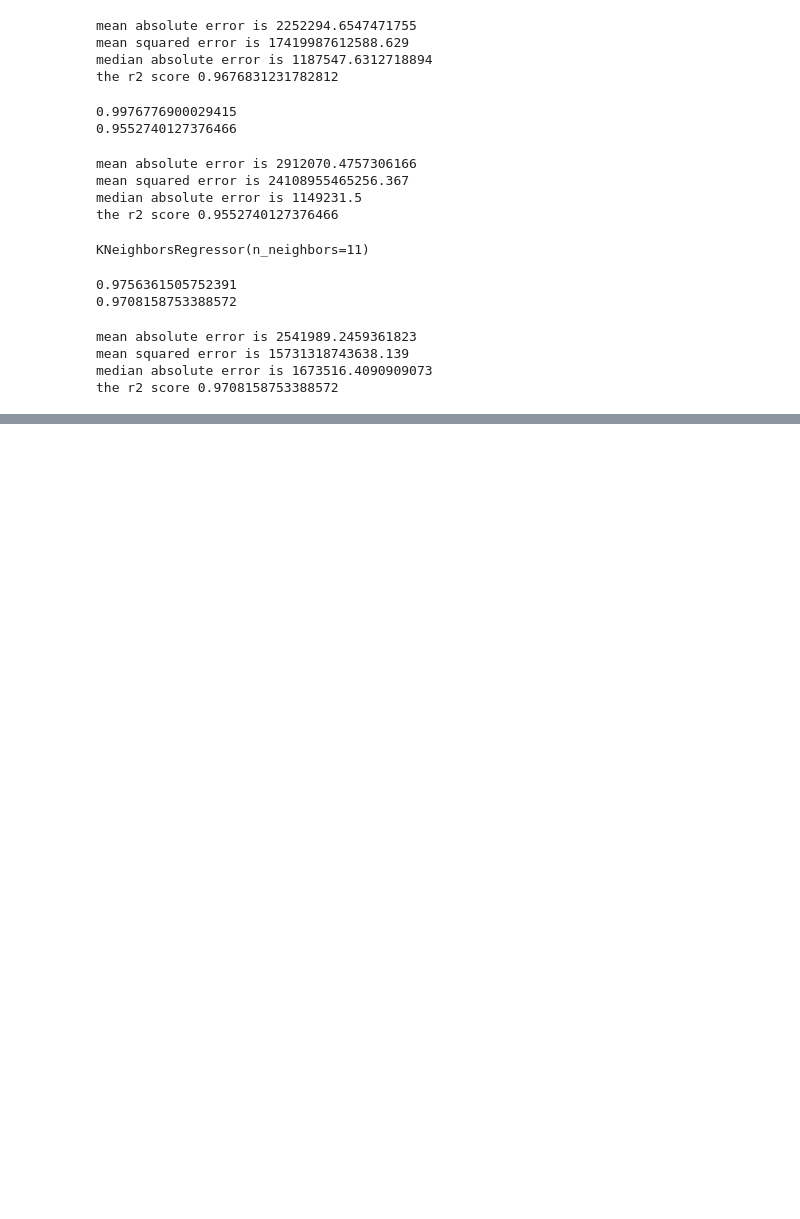
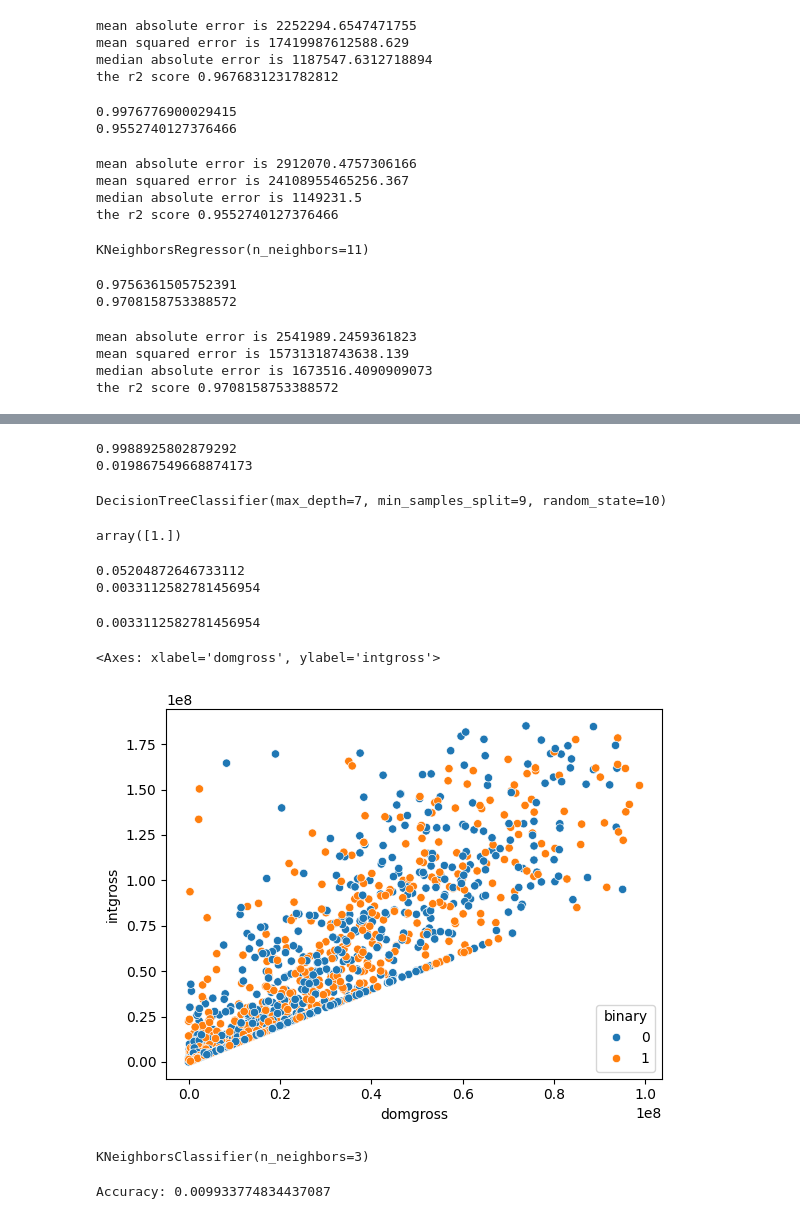
Before and after one commit to Mostafa-Mohamed-Atef/movies-data-science, a Jupyter notebook: Prediction.ipynb, the cells around one changed output, grey strips where cells are left out. Drawn from its saved outputs; the diff is of its cells as text; code cells hidden in the pictures; blank space fills up the shorter version.

```diff
--- a/Prediction.ipynb
+++ b/Prediction.ipynb
@@ -182,0 +340,18 @@ the r2 score 0.9708158753388572
+# %%
+scaler = StandardScaler()
+x_train = scaler.fit_transform(x_train)
+x_test = scaler.transform(x_test)
+
+from sklearn.naive_bayes import GaussianNB
+from sklearn.metrics import classification_report
+
+clf = GaussianNB()
+clf.fit(x_train,y_train)
+
+y_pred = clf.predict(x_test)
+print(clf.score(x_train,y_train))
+print(clf.score(x_test,y_test))
+# print(classification_report(y_test,y_pred))
+# %% [output]
+0.9988925802879292
+0.019867549668874173
@@ -182,0 +360,15 @@ the r2 score 0.9708158753388572
+# %%
+model = tree.DecisionTreeClassifier(criterion='gini',max_depth=7,min_samples_split=9,random_state=10)
+model.fit(x_train,y_train)
+# %% [output]
+DecisionTreeClassifier(max_depth=7, min_samples_split=9, random_state=10)
+# %%
+model.feature_importances_
+# %% [output]
+array([1.])
+# %%
+print(model.score(x_train,y_train))
+print(model.score(x_test,y_test))
+# %% [output]
+0.05204872646733112
+0.0033112582781456954
@@ -182,0 +377,16 @@ the r2 score 0.9708158753388572
+# %%
+from sklearn.metrics import accuracy_score
+accuracy_score(y_test,y_pred)
+# %% [output]
+0.0033112582781456954
+# %%
+sns.scatterplot(x=data['domgross'],y=data['intgross'], hue=data['binary'])
+# %% [output]
+<Axes: xlabel='domgross', ylabel='intgross'>
+[figure, added]
+# %%
+from sklearn.neighbors import KNeighborsClassifier
+knn = KNeighborsClassifier(n_neighbors=3)
+knn.fit(x_train, y_train)
+# %% [output]
+KNeighborsClassifier(n_neighbors=3)
@@ -182,0 +395,5 @@ the r2 score 0.9708158753388572
+# %%
+accuracy = accuracy_score(y_test, y_pred)
+print("Accuracy:", accuracy)
+# %% [output]
+Accuracy: 0.009933774834437087
```
Also changed, not shown: parts of 16 cells of this notebook.
